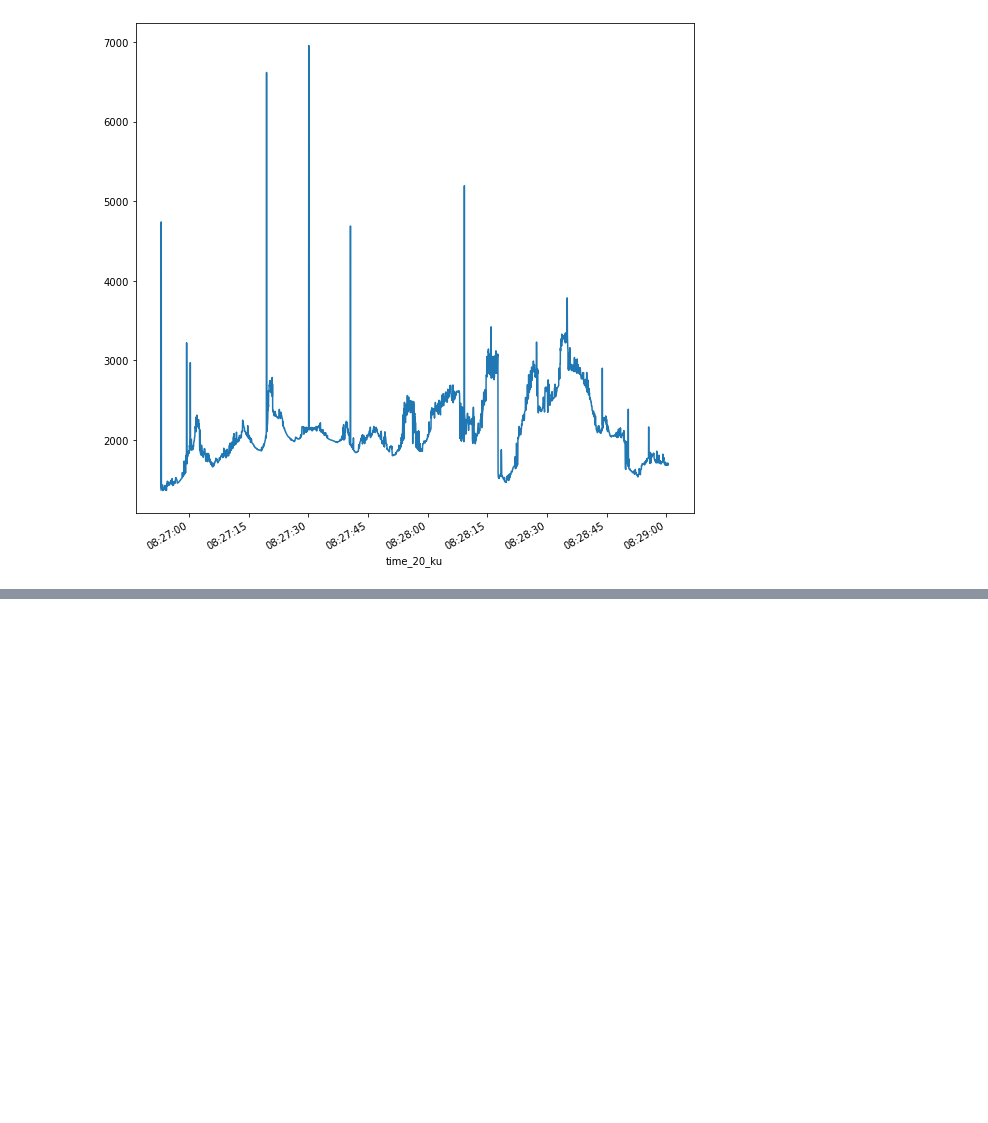
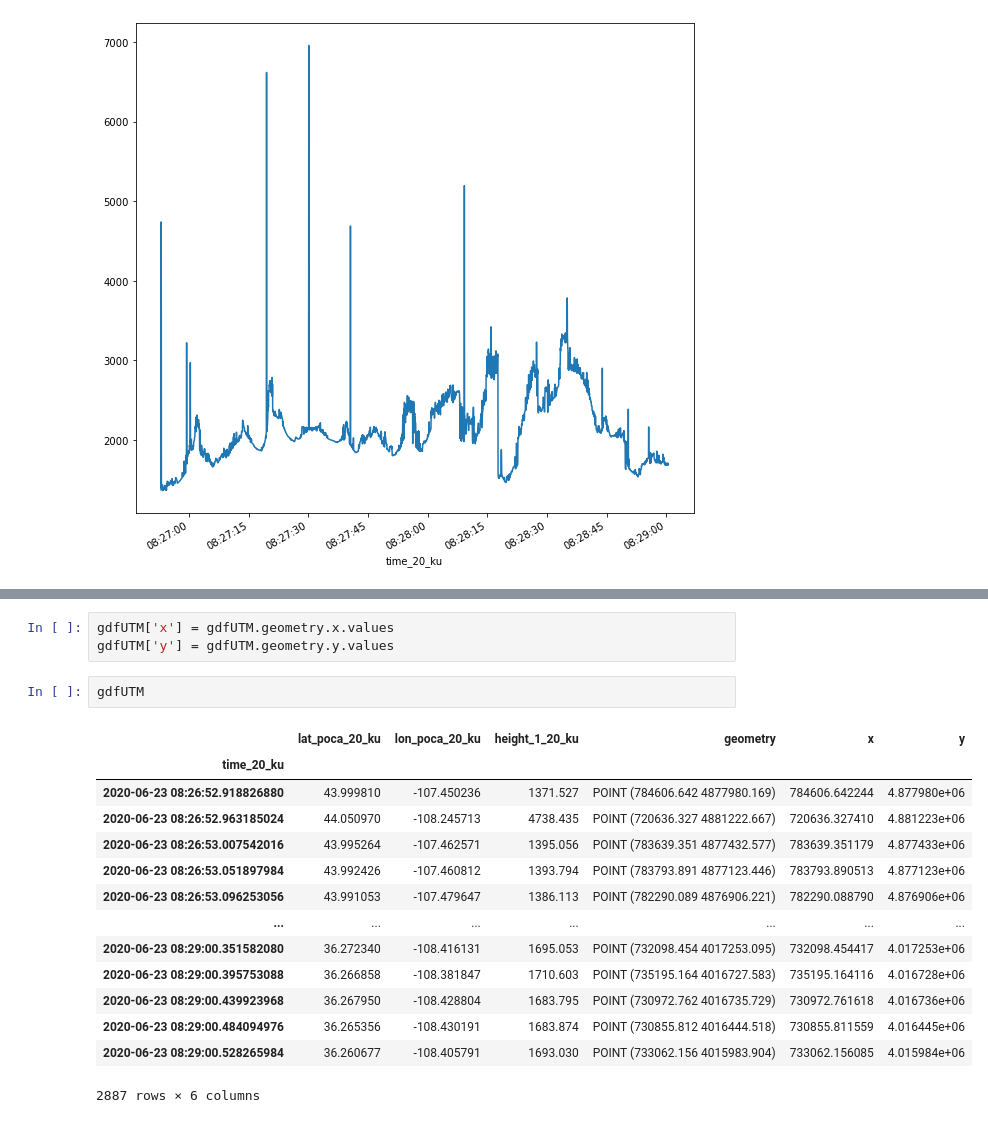
Before and after one commit to snowex-hackweek/integration_station, a Jupyter notebook: contributors/max/max_work.ipynb, the cells around one changed output, grey strips where cells are left out. Drawn from its saved outputs; the diff is of its cells as text; blank space fills up the shorter version.

```diff
--- a/contributors/max/max_work.ipynb
+++ b/contributors/max/max_work.ipynb
@@ -196,0 +210,20 @@ gdf.hvplot.scatter(x='lon_poca_20_ku',y = 'lat_poca_20_ku',datashade=True)
+# %%
+gdfUTM['x'] = gdfUTM.geometry.x.values
+gdfUTM['y'] = gdfUTM.geometry.y.values
+# %%
+gdfUTM
+# %% [output]
+|  | lat_poca_20_ku | lon_poca_20_ku | height_1_20_ku | geometry | x | y |
+| time_20_ku |  |  |  |  |  |  |
+| 2020-06-23 08:26:52.918826880 | 43.999810 | -107.450236 | 1371.527 | POINT (784606.642 4877980.169) | 784606.642244 | 4.877980e+06 |
+| 2020-06-23 08:26:52.963185024 | 44.050970 | -108.245713 | 4738.435 | POINT (720636.327 4881222.667) | 720636.327410 | 4.881223e+06 |
+| 2020-06-23 08:26:53.007542016 | 43.995264 | -107.462571 | 1395.056 | POINT (783639.351 4877432.577) | 783639.351179 | 4.877433e+06 |
+| 2020-06-23 08:26:53.051897984 | 43.992426 | -107.460812 | 1393.794 | POINT (783793.891 4877123.446) | 783793.890513 | 4.877123e+06 |
+| 2020-06-23 08:26:53.096253056 | 43.991053 | -107.479647 | 1386.113 | POINT (782290.089 4876906.221) | 782290.088790 | 4.876906e+06 |
+| ... | ... | ... | ... | ... | ... | ... |
+| 2020-06-23 08:29:00.351582080 | 36.272340 | -108.416131 | 1695.053 | POINT (732098.454 4017253.095) | 732098.454417 | 4.017253e+06 |
+| 2020-06-23 08:29:00.395753088 | 36.266858 | -108.381847 | 1710.603 | POINT (735195.164 4016727.583) | 735195.164116 | 4.016728e+06 |
+| 2020-06-23 08:29:00.439923968 | 36.267950 | -108.428804 | 1683.795 | POINT (730972.762 4016735.729) | 730972.761618 | 4.016736e+06 |
+| 2020-06-23 08:29:00.484094976 | 36.265356 | -108.430191 | 1683.874 | POINT (730855.812 4016444.518) | 730855.811559 | 4.016445e+06 |
+| 2020-06-23 08:29:00.528265984 | 36.260677 | -108.405791 | 1693.030 | POINT (733062.156 4015983.904) | 733062.156085 | 4.015984e+06 |
+2887 rows × 6 columns
```
Also changed, not shown: parts of 3 cells of this notebook.
